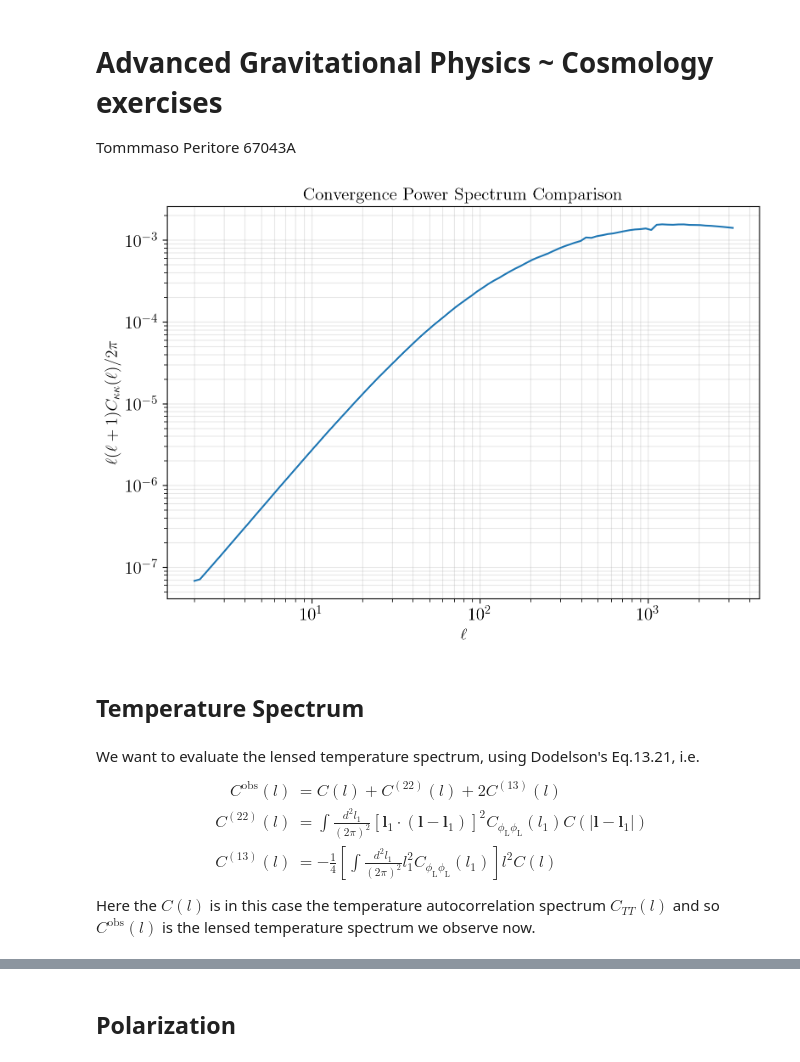
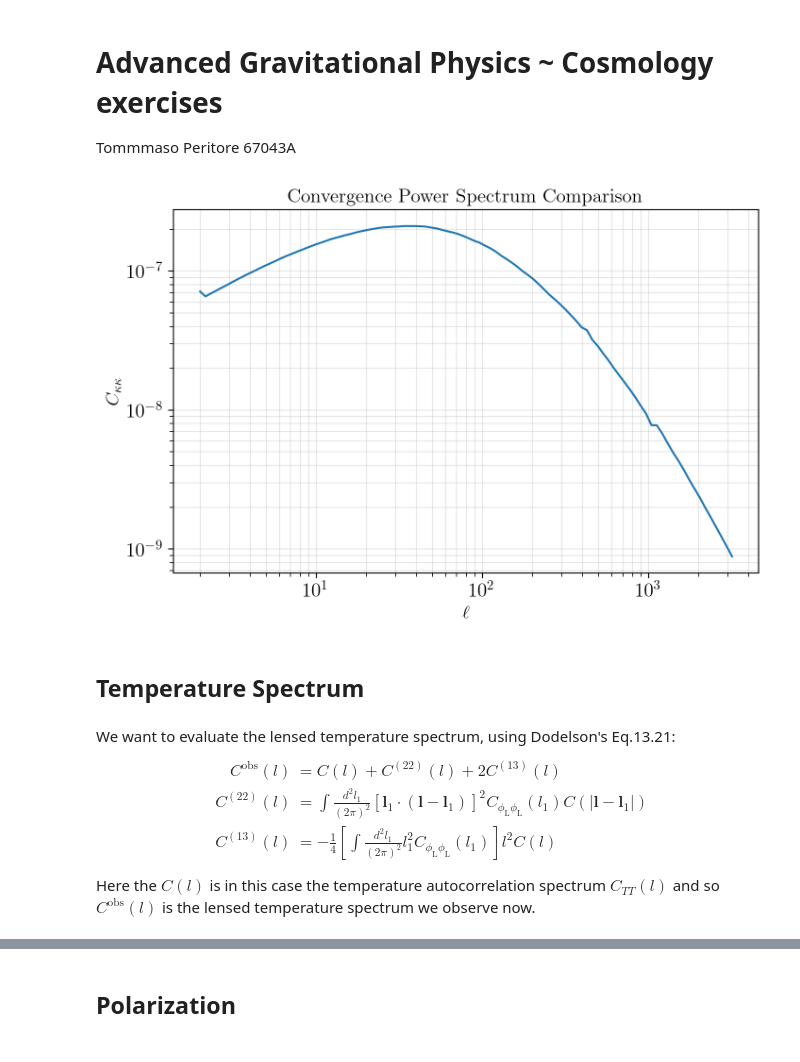
Before and after one commit to tommasoperitoree/AdvancedGravitationalPhysiscs, a Jupyter notebook: exam.ipynb, the cells around one changed output, grey strips where cells are left out. Drawn from its saved outputs; the diff is of its cells as text; code cells hidden in the pictures.

```diff
--- a/exam.ipynb
+++ b/exam.ipynb
@@ -10,7 +10,7 @@ fontsize = 15
 
 plt.rcParams.update({
 
-    'figure.figsize': (9,6),
+    'figure.figsize': (8,5),
 
     # font
     'text.usetex': True,
@@ -82,13 +82,13 @@ pref = 1.5 * OmM * (H0/c)**2             # Lensing kernel prefactor
 ## DATA LOADING AND INTERPOLATION ##
 
 # Load the input power spectrum at z=0
-k, P_k = np.loadtxt('test_lcdm_z0_pk.dat', unpack=True, usecols=(0,1))
+k, P_k = np.loadtxt('./data/test_lcdm_z0_pk.dat', unpack=True, usecols=(0,1))
 
 k_in = k * h                             # Convert k from h/Mpc to 1/Mpc
 P_in = P_k / h**3                        # Convert P(k) from (Mpc/h)^3 to Mpc^3
 
 # Interpolation is needed to evaluate P(k) at arbitrary k values during the integration
-Pk_interp = interp1d(np.log(k_in), np.log(P_in), kind='cubic', bounds_error=False, fill_value="extrapolate")
+Pk_interp = interp1d(np.log(k_in), np.log(P_in), kind='cubic', bounds_error=False, fill_value=0.0)
 
 # Define CMB redshift
 z_recomb = 1089.0
@@ -166,40 +165,36 @@ get_P_k = lambda k, z : np.exp(Pk_interp(np.log(k))) * D(z)**2
 # %%
 ## INTEGRATION TO CMB RECOMBINATION SOURCE ##
 
 def Ck_int_f(z, l):
     chi = chi_z(z)
     if chi <= 1e-5: return 0.0
 
-    jacobian = c / H(z)         # Jacobian for dz -> dchi
-    k_limber = l / chi          # Limber approximation: k = l/chi
-    P = get_P_k(k_limber, z)           # Evaluate P(k,z) w/ interpolated growth factor
+    jacobian = c / H(z)         					# Jacobian for dz -> dchi
+    k_limber = l / chi          					# Limber approximation: k = l/chi
+    P = get_P_k(k_limber, z)           				# Evaluate P(k,z) w/ interpolated growth factor
 
     # Integrand = A^2 * (dchi/dz) * [(1+z) * gL(z)]^2 * P(k)
     return jacobian * (pref*(1+z)*gL(z))**2 * P
 
-# Integration for both sources
-
-l_values = 2*np.logspace(0, 3.2, 100)
+l_values = 2*np.logspace(0, 3.2, 100)				# range of interest for multipole space
 Ckk = []
-
 for l in l_values:
     val, _ = quad(Ck_int_f, 0, z_recomb, args=(l,), limit=100)
     Ckk.append(val)
 
-
 # Plotting
-plt.loglog(l_values, l_values*(l_values+1)*Ckk/(2*np.pi))
+plt.loglog(l_values, Ckk)
 plt.xlabel(r'$\ell$')
-plt.ylabel(r'$\ell(\ell+1)C_{\kappa\kappa}(\ell)/2\pi$')
+plt.ylabel(r'$C_{\kappa\kappa}$')
 plt.title(r'Convergence Power Spectrum Comparison')
 plt.grid(True, which='both', alpha=0.3)
 plt.show()
 # %% [output]
-[figure, old version]
+[figure, new version]
 # %% [markdown]
 ## Temperature Spectrum
 # %% [markdown]
-We want to evaluate the lensed temperature spectrum, using Dodelson's Eq.13.21, i.e.
+We want to evaluate the lensed temperature spectrum, using Dodelson's Eq.13.21:
 $$
 \begin{align}
 C^{\text{obs}}(l) &= C(l) + C^{(22)}(l) + 2C^{(13)}(l) \\
```
Also changed, not shown: parts of 6 cells of this notebook, 10 other files.
